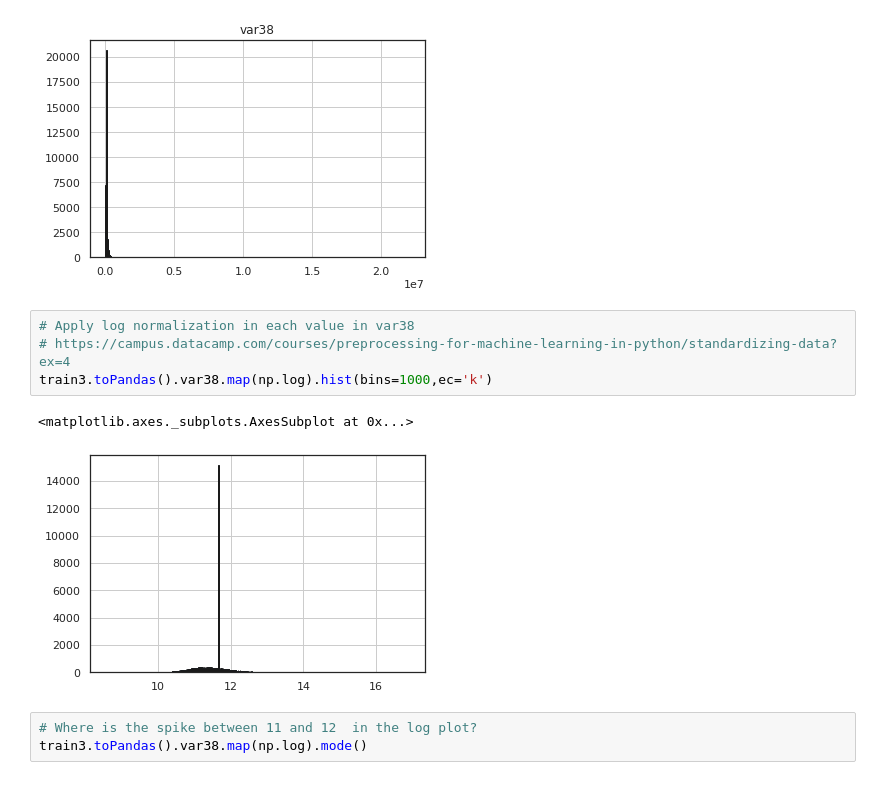
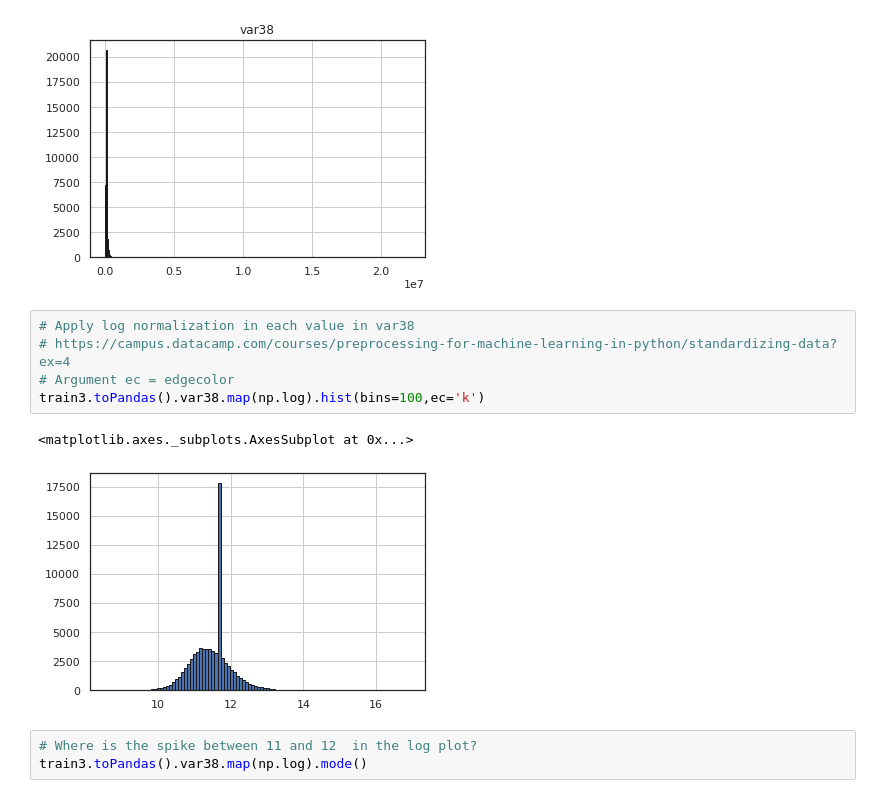
Before and after one commit to ralsouza/predicting_santander_customer_satisfaction, a Jupyter notebook: notebooks/01_predicting_santander_customer_satisfaction.ipynb, the cells around one changed output. Cells and saved outputs as stored; diff of their text form.

```diff
--- a/notebooks/01_predicting_santander_customer_satisfaction.ipynb
+++ b/notebooks/01_predicting_santander_customer_satisfaction.ipynb
@@ -319,10 +317,11 @@ array([[<matplotlib.axes._subplots.AxesSubplot object at 0x...>]],
 # %%
 # Apply log normalization in each value in var38
 # https://campus.datacamp.com/courses/preprocessing-for-machine-learning-in-python/standardizing-data?ex=4
-train3.toPandas().var38.map(np.log).hist(bins=1000,ec='k')
+# Argument ec = edgecolor
+train3.toPandas().var38.map(np.log).hist(bins=100,ec='k')
 # %% [output]
 <matplotlib.axes._subplots.AxesSubplot at 0x...>
-[figure, old version]
+[figure, new version]
 # %%
 # Where is the spike between 11 and 12  in the log plot?
 train3.toPandas().var38.map(np.log).mode()
```
Also changed, not shown: parts of 5 cells of this notebook.
